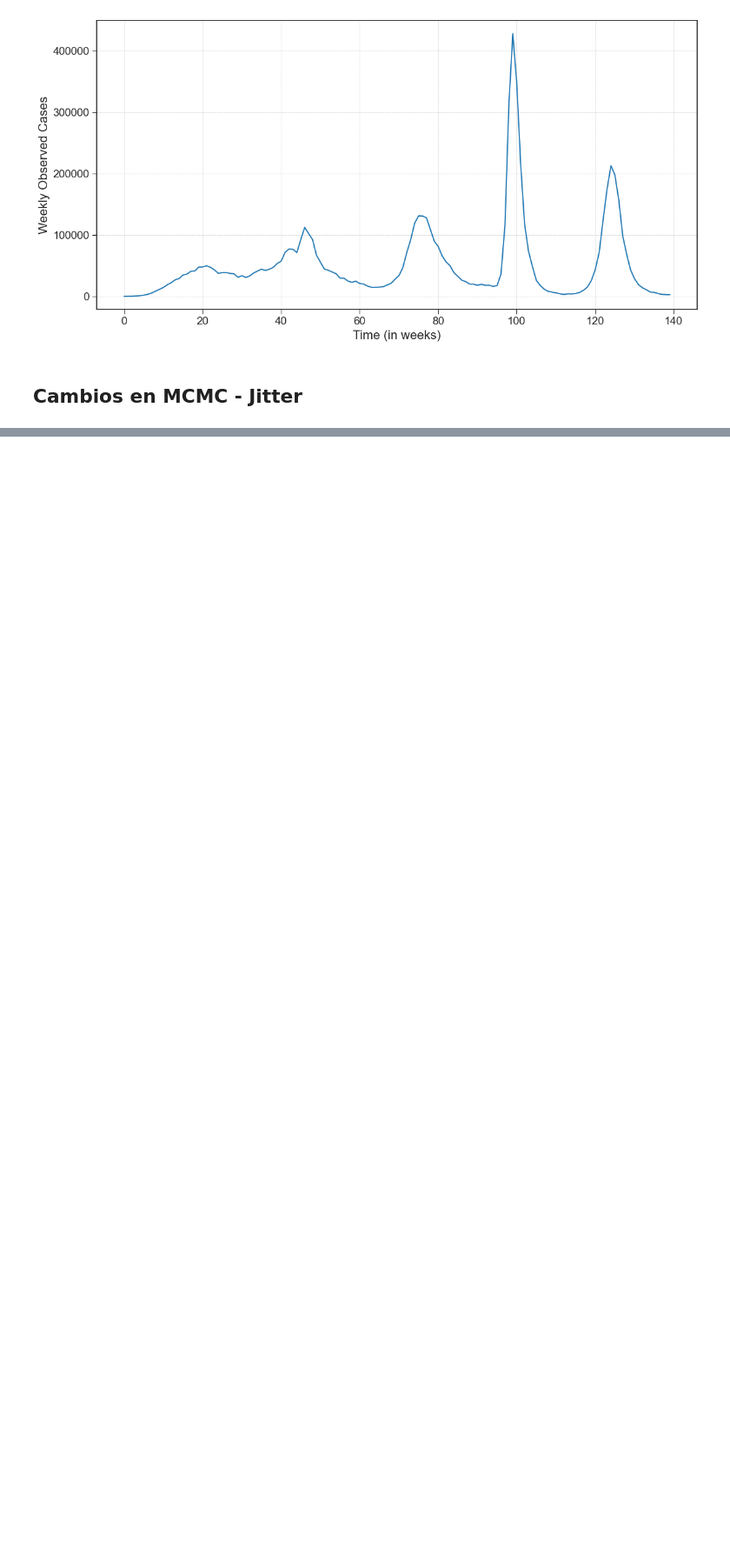
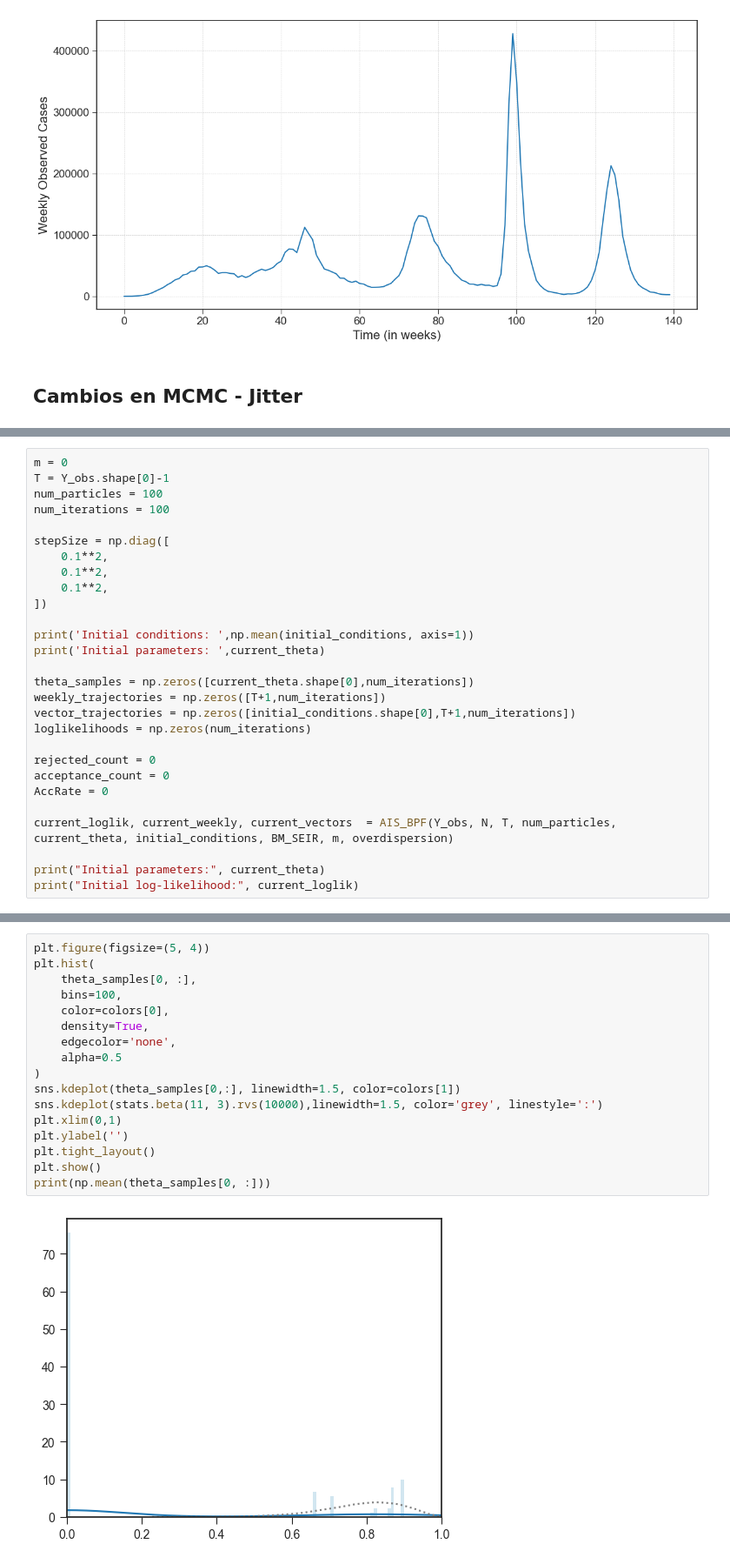
Before and after one commit to fjmedinaaguayo/pmmh_covid, a Jupyter notebook: Revised Functions.ipynb, the cells around one changed output, grey strips where cells are left out. Shown: that part at 87% size. Drawn from its saved outputs; the diff is of its cells as text; blank space fills up the shorter version.

```diff
--- a/Revised Functions.ipynb
+++ b/Revised Functions.ipynb
@@ -377,0 +418,28 @@ LL
+# %%
+m = 0
+T = Y_obs.shape[0]-1
+num_particles = 100
+num_iterations = 100
+
+stepSize = np.diag([
+    0.1**2,
+    0.1**2,
+    0.1**2,
+])
+
+print('Initial conditions: ',np.mean(initial_conditions, axis=1))
+print('Initial parameters: ',current_theta)
+
+theta_samples = np.zeros([current_theta.shape[0],num_iterations])
+weekly_trajectories = np.zeros([T+1,num_iterations])
+vector_trajectories = np.zeros([initial_conditions.shape[0],T+1,num_iterations])
+loglikelihoods = np.zeros(num_iterations)
+
+rejected_count = 0
+acceptance_count = 0
+AccRate = 0
+
+current_loglik, current_weekly, current_vectors  = AIS_BPF(Y_obs, N, T, num_particles, current_theta, initial_conditions, BM_SEIR, m, overdispersion)
+
+print("Initial parameters:", current_theta)
+print("Initial log-likelihood:", current_loglik)
@@ -377,0 +522,19 @@ LL
+# %%
+plt.figure(figsize=(5, 4))
+plt.hist(
+    theta_samples[0, :],
+    bins=100,
+    color=colors[0],
+    density=True,
+    edgecolor='none',
+    alpha=0.5
+)
+sns.kdeplot(theta_samples[0,:], linewidth=1.5, color=colors[1])
+sns.kdeplot(stats.beta(11, 3).rvs(10000),linewidth=1.5, color='grey', linestyle=':')
+plt.xlim(0,1)
+plt.ylabel('')
+plt.tight_layout()
+plt.show()
+print(np.mean(theta_samples[0, :]))
+# %% [output]
+[figure, added]
```
Also changed, not shown: parts of 16 cells of this notebook.
